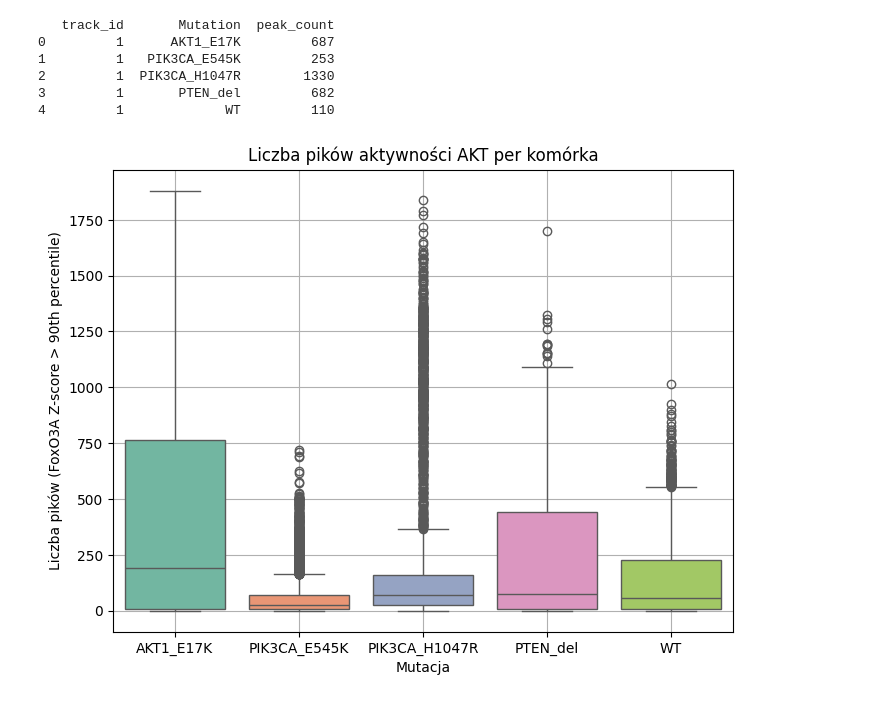
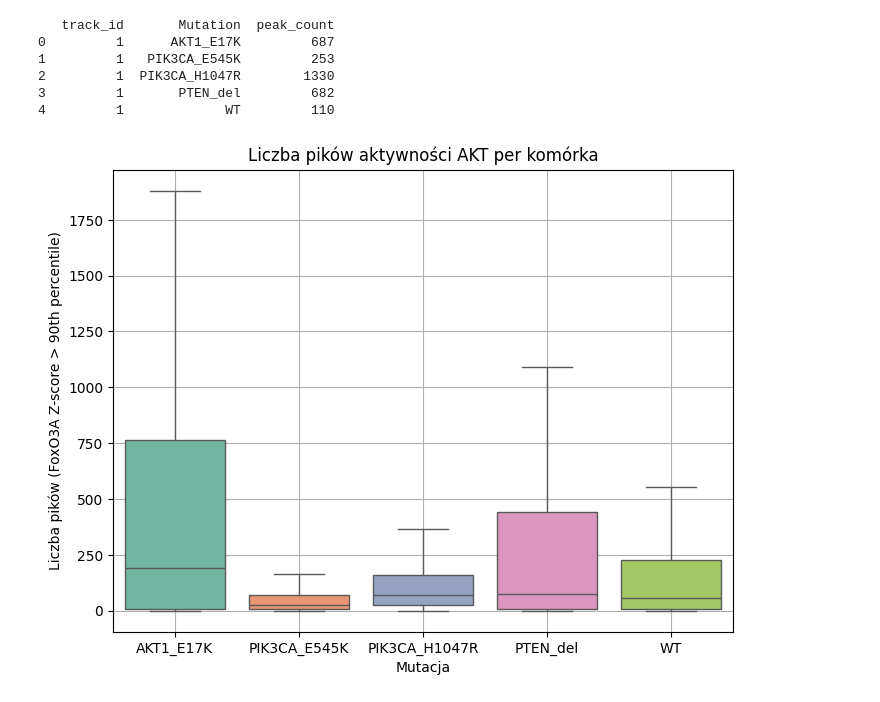
Before and after one commit to mariamagda1ena/BSK_sygnalomika, a Jupyter notebook: BSK_Sygnalomika.ipynb, the cells around one changed output. Cells and saved outputs as stored; diff of their text form; code cells hidden in the pictures.

```diff
--- a/BSK_Sygnalomika.ipynb
+++ b/BSK_Sygnalomika.ipynb
@@ -321,11 +320,11 @@ print(peak_counts.head())
 4         1             WT         110
 # %%
 plt.figure(figsize=(8,6))
-sns.boxplot(data=peak_counts, x='Mutation', y='peak_count', hue='Mutation', palette='Set2', legend=False)
+sns.boxplot(data=peak_counts, x='Mutation', y='peak_count', hue='Mutation', palette='Set2', legend=False, showfliers=False)
 plt.title('Liczba pików aktywności AKT per komórka')
 plt.ylabel('Liczba pików (FoxO3A Z-score > 90th percentile)')
 plt.xlabel('Mutacja')
 plt.grid(True)
 plt.show()
 # %% [output]
-[figure, old version]
+[figure, new version]
```
Also changed, not shown: parts of 1 cell of this notebook.
